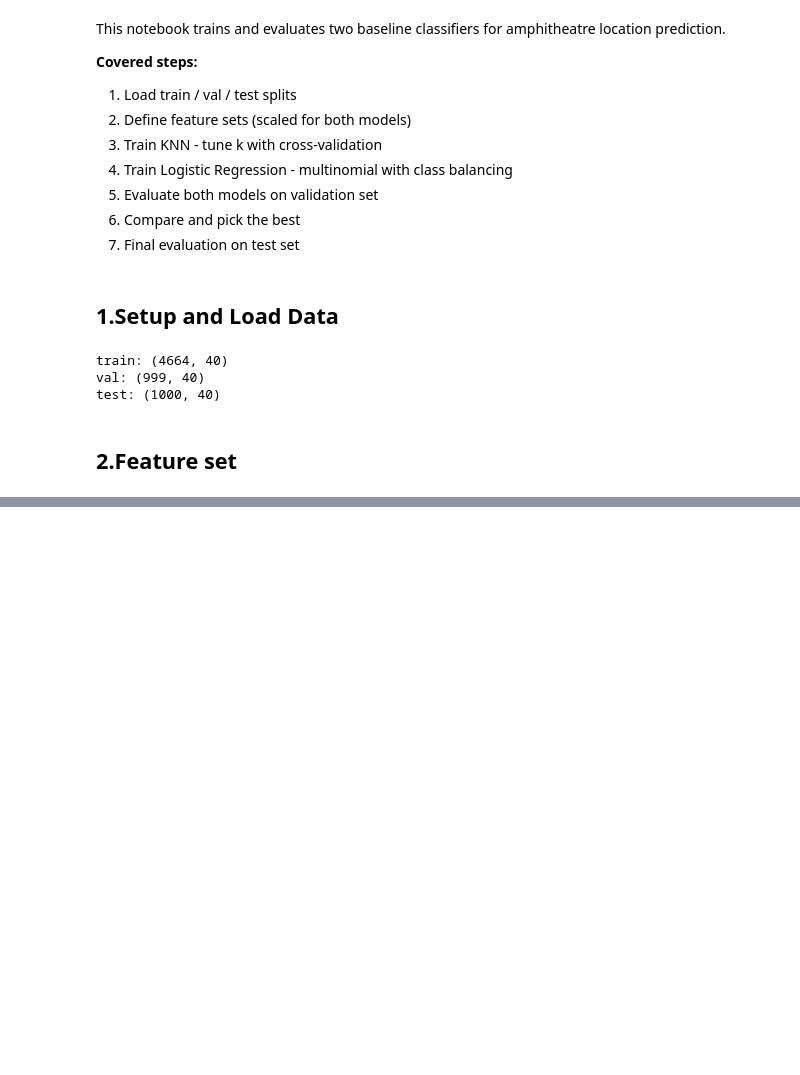
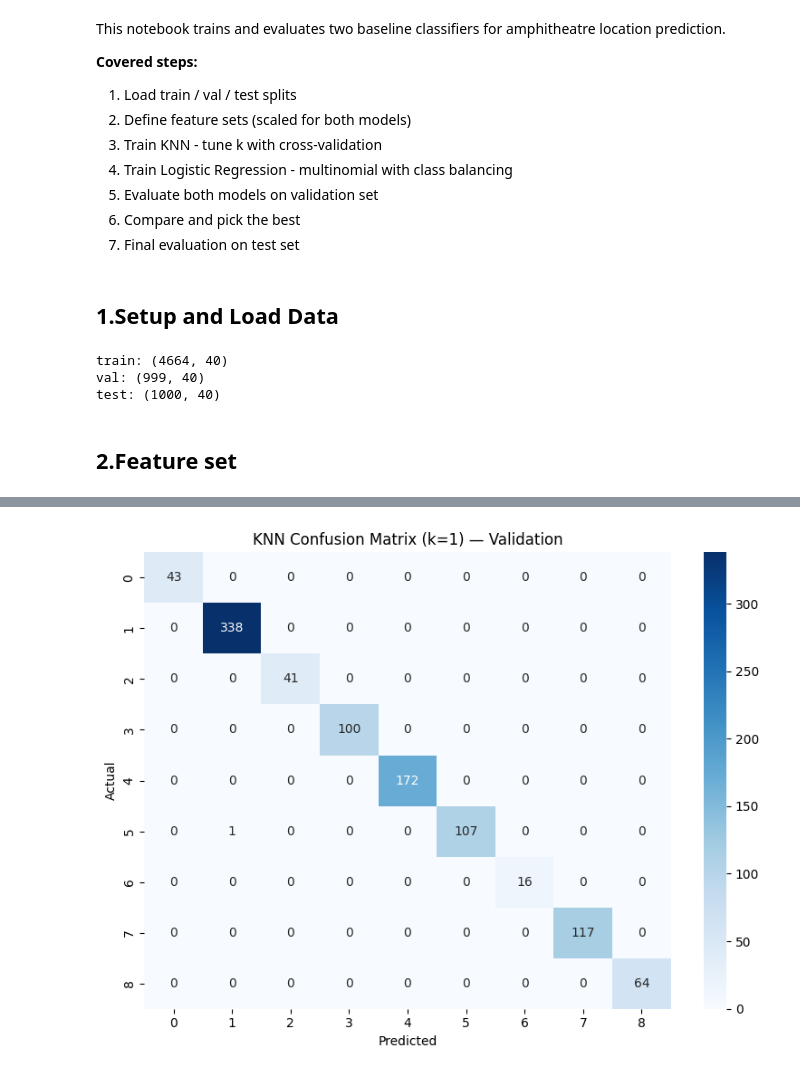
Before and after one commit to kaoutherbensaddek/AmphiLocator-ML, a Jupyter notebook: notebooks/04_KNN_LogReg.ipynb, the cells around one changed output, grey strips where cells are left out. Drawn from its saved outputs; the diff is of its cells as text; code cells hidden in the pictures; blank space fills up the shorter version.

```diff
--- a/notebooks/04_KNN_LogReg.ipynb
+++ b/notebooks/04_KNN_LogReg.ipynb
@@ -48,0 +169,19 @@ test: (1000, 40)
+# %%
+knn_model = KNeighborsClassifier(
+    n_neighbors=best_k,
+    metric='euclidean',
+    weights='distance',
+    n_jobs=-1
+)
+knn_model.fit(X_train, y_train)
+
+knn_val_preds = knn_model.predict(X_val)
+
+knn_acc = accuracy_score(y_val, knn_val_preds)
+knn_f1  = f1_score(y_val, knn_val_preds, average='weighted')
+
+print(f"KNN Validation Results (k={best_k})")
+print(f"  Accuracy  : {knn_acc:.4f}")
+print(f"  F1-weighted: {knn_f1:.4f}")
+print()
+print(classification_report(y_val, knn_val_preds, zero_division=0))
@@ -48,0 +208,11 @@ test: (1000, 40)
+# %%
+cm_knn = confusion_matrix(y_val, knn_val_preds)
+plt.figure(figsize=(8, 6))
+sns.heatmap(cm_knn, annot=True, fmt='d', cmap='Blues')
+plt.title(f'KNN Confusion Matrix (k={best_k}) — Validation')
+plt.xlabel('Predicted')
+plt.ylabel('Actual')
+plt.tight_layout()
+plt.show()
+# %% [output]
+[figure, added]
```
Also changed, not shown: parts of 20 cells of this notebook, 2 other files.
